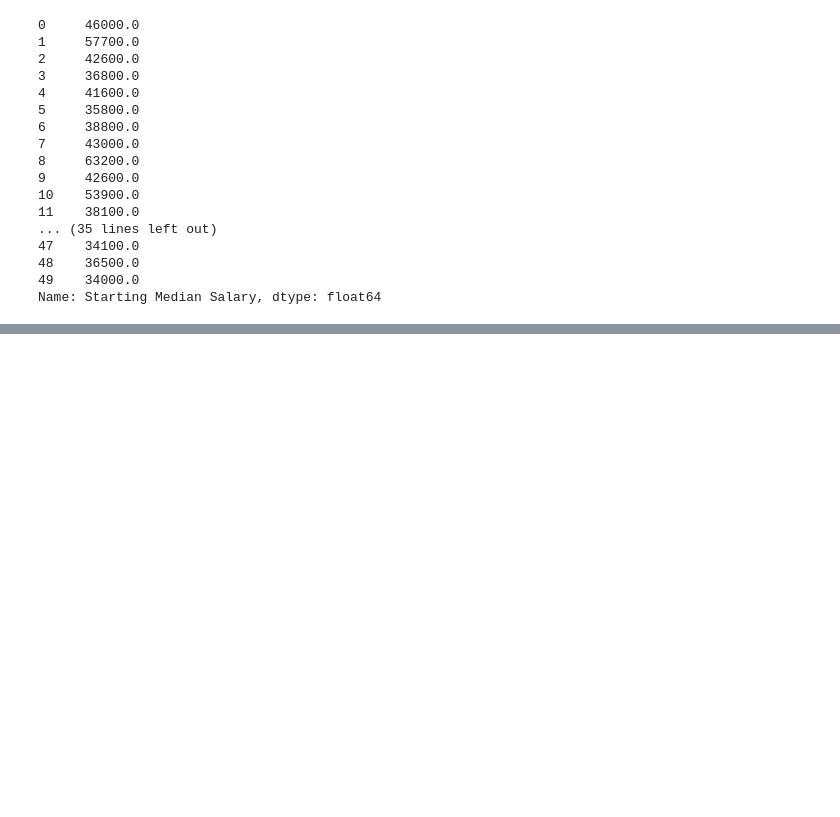
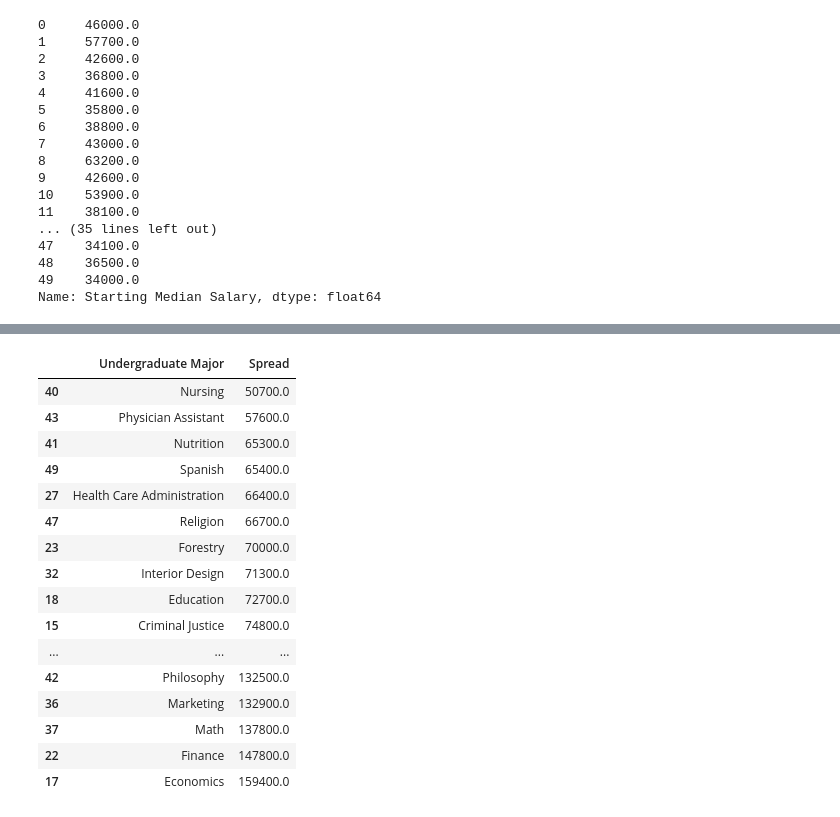
Before and after one commit to nico-Zero/Python, a Jupyter notebook: New_Shit__/Angela_Yu__/Day_71_pandas/main.ipynb, the cells around one changed output, grey strips where cells are left out. Cells and saved outputs as stored; diff of their text form; code cells hidden in the pictures; blank space fills up the shorter version.

```diff
--- a/New_Shit__/Angela_Yu__/Day_71_pandas/main.ipynb
+++ b/New_Shit__/Angela_Yu__/Day_71_pandas/main.ipynb
@@ -55,0 +138,20 @@ Name: Starting Median Salary, dtype: float64
+# %%
+clened_df.sort_values("Spread")[["Undergraduate Major","Spread"]]
+# %% [output]
+|  | Undergraduate Major | Spread |
+| 40 | Nursing | 50700.0 |
+| 43 | Physician Assistant | 57600.0 |
+| 41 | Nutrition | 65300.0 |
+| 49 | Spanish | 65400.0 |
+| 27 | Health Care Administration | 66400.0 |
+| 47 | Religion | 66700.0 |
+| 23 | Forestry | 70000.0 |
+| 32 | Interior Design | 71300.0 |
+| 18 | Education | 72700.0 |
+| 15 | Criminal Justice | 74800.0 |
+| ... | ... | ... |
+| 42 | Philosophy | 132500.0 |
+| 36 | Marketing | 132900.0 |
+| 37 | Math | 137800.0 |
+| 22 | Finance | 147800.0 |
+| 17 | Economics | 159400.0 |
```
Also changed, not shown: parts of 11 cells of this notebook.
